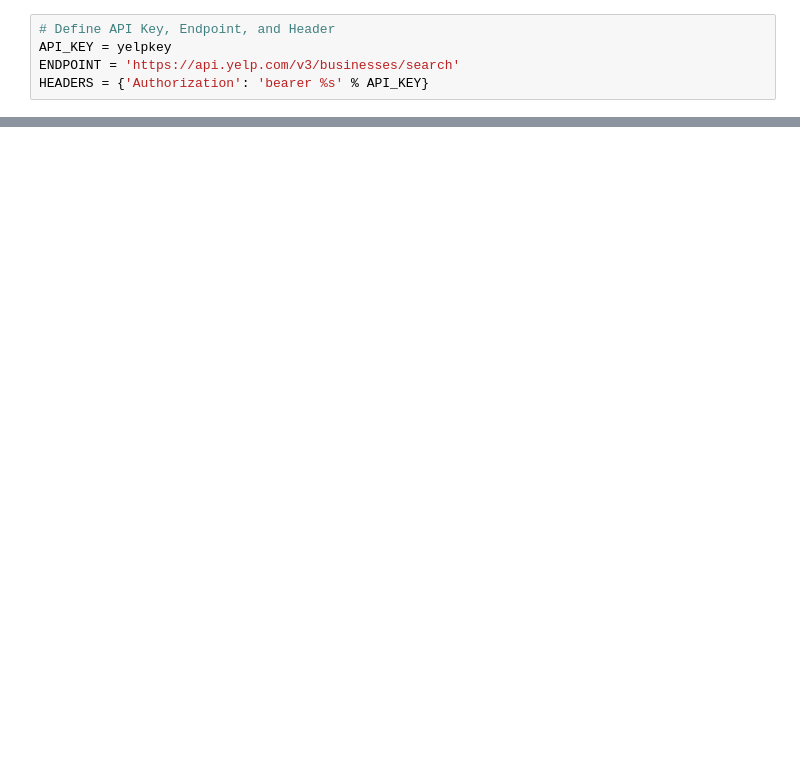
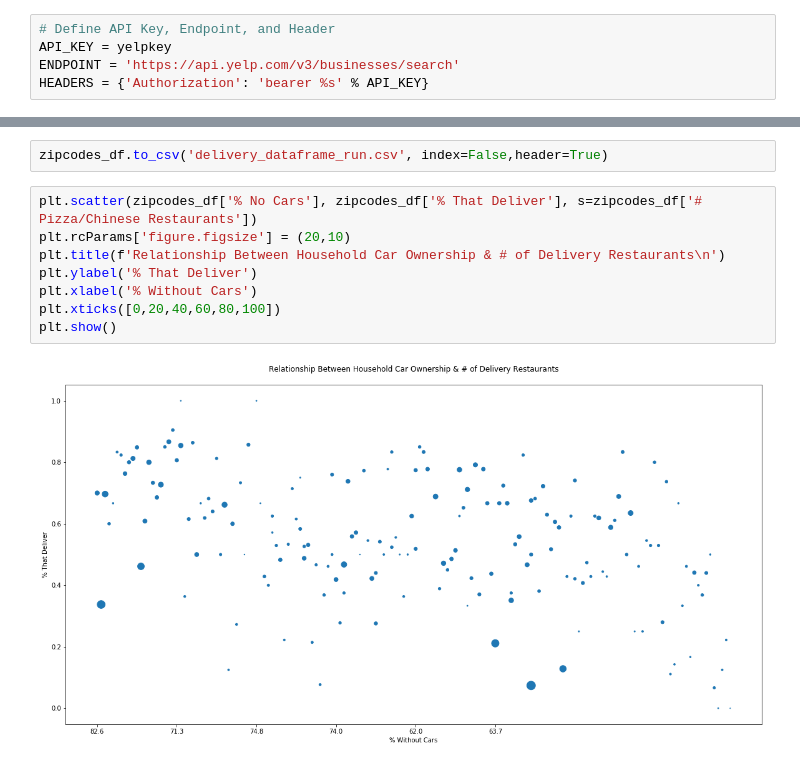
Before and after one commit to Karlasalome/group8-project1, a Jupyter notebook: YelpCaller.ipynb, the cells around one changed output, grey strips where cells are left out. Saved outputs shown, nothing was run; the diff lists cells and outputs as text; blank space fills up the shorter version.

```diff
--- a/YelpCaller.ipynb
+++ b/YelpCaller.ipynb
@@ -144,0 +196,12 @@ zipcodes_df
+# %%
+zipcodes_df.to_csv('delivery_dataframe_run.csv', index=False,header=True)
+# %%
+plt.scatter(zipcodes_df['% No Cars'], zipcodes_df['% That Deliver'], s=zipcodes_df['# Pizza/Chinese Restaurants'])
+plt.rcParams['figure.figsize'] = (20,10)
+plt.title(f'Relationship Between Household Car Ownership & # of Delivery Restaurants\n')
+plt.ylabel('% That Deliver')
+plt.xlabel('% Without Cars')
+plt.xticks([0,20,40,60,80,100])
+plt.show()
+# %% [output]
+[figure, added]
```
Also changed, not shown: parts of 8 cells of this notebook, 2 other files.
